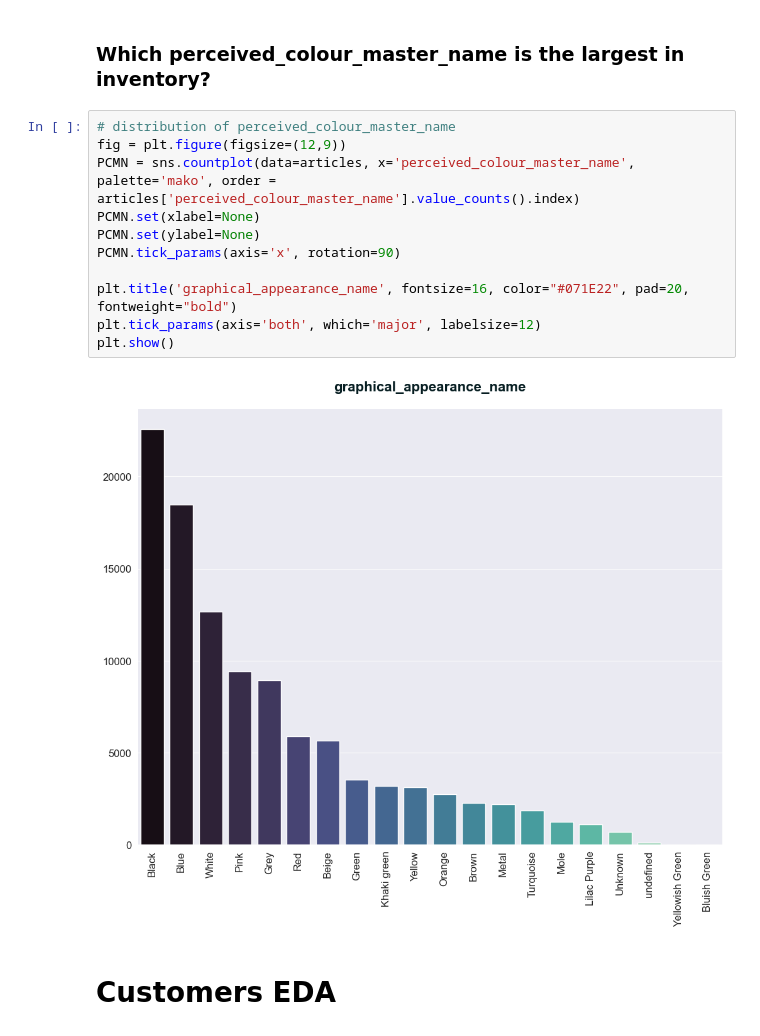
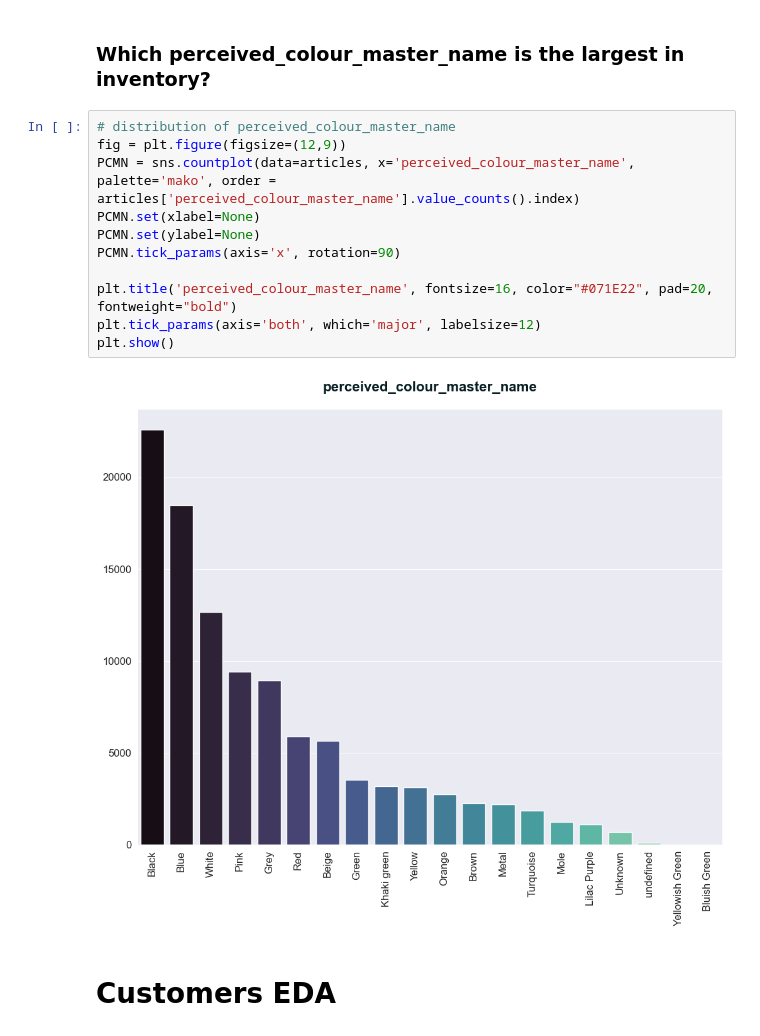
Before and after one commit to gloriahwoang/EcommerceRecSys, a Jupyter notebook: code/EDA.ipynb, the cells around one changed output. Drawn from its saved outputs; the diff is of its cells as text.

```diff
--- a/code/EDA.ipynb
+++ b/code/EDA.ipynb
@@ -203,16 +203,16 @@ plt.show()
 # %%
 # distribution of perceived_colour_master_name
 fig = plt.figure(figsize=(12,9))
 PCMN = sns.countplot(data=articles, x='perceived_colour_master_name', palette='mako', order = articles['perceived_colour_master_name'].value_counts().index)
 PCMN.set(xlabel=None)
 PCMN.set(ylabel=None)
 PCMN.tick_params(axis='x', rotation=90)
 
-plt.title('graphical_appearance_name', fontsize=16, color="#071E22", pad=20, fontweight="bold")
+plt.title('perceived_colour_master_name', fontsize=16, color="#071E22", pad=20, fontweight="bold")
 plt.tick_params(axis='both', which='major', labelsize=12)
 plt.show()
 # %% [output]
-[figure, old version]
+[figure, new version]
 # %% [markdown]
 # Customers EDA
 # %%
```
Also changed, not shown: parts of 32 cells of this notebook, 3 other files.
